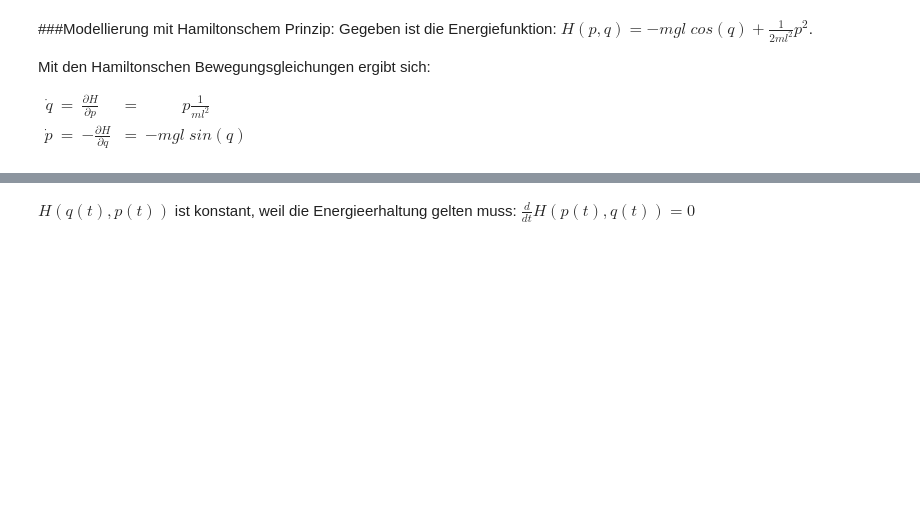
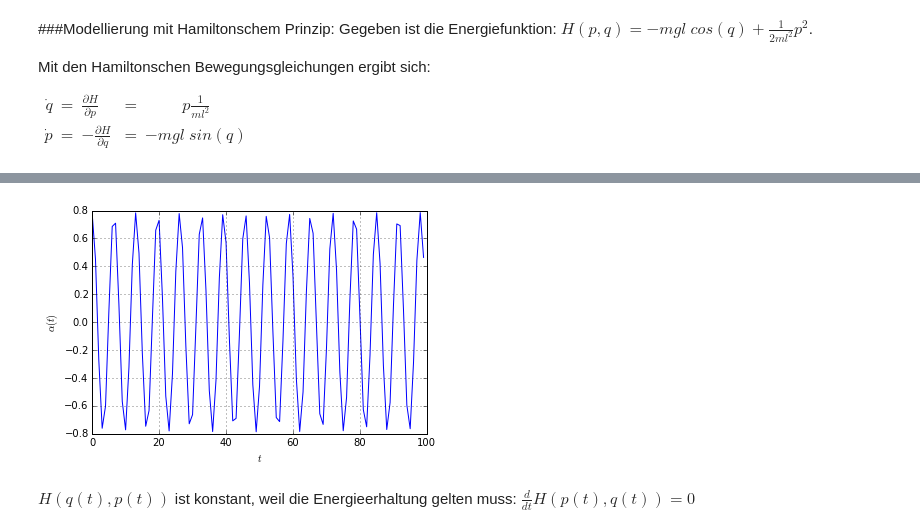
Before and after one commit to BerndSchwarzenbacher/numdiff, a Jupyter notebook: ueb1/aufgabe3.ipynb, the cells around one changed output, grey strips where cells are left out. Cells and saved outputs as stored; diff of their text form; code cells hidden in the pictures; blank space fills up the shorter version.

```diff
--- a/ueb1/aufgabe3.ipynb
+++ b/ueb1/aufgabe3.ipynb
@@ -74,2 +45,9 @@ plt.grid()
+# %%
+plt.plot(alpha[:100])
+plt.ylabel(r'$\alpha(t)$')
+plt.xlabel(r'$t$')
+plt.grid()
+# %% [output]
+[figure, added]
 # %%
 q = alpha
```
Also changed, not shown: parts of 14 cells of this notebook, 3 other files.
